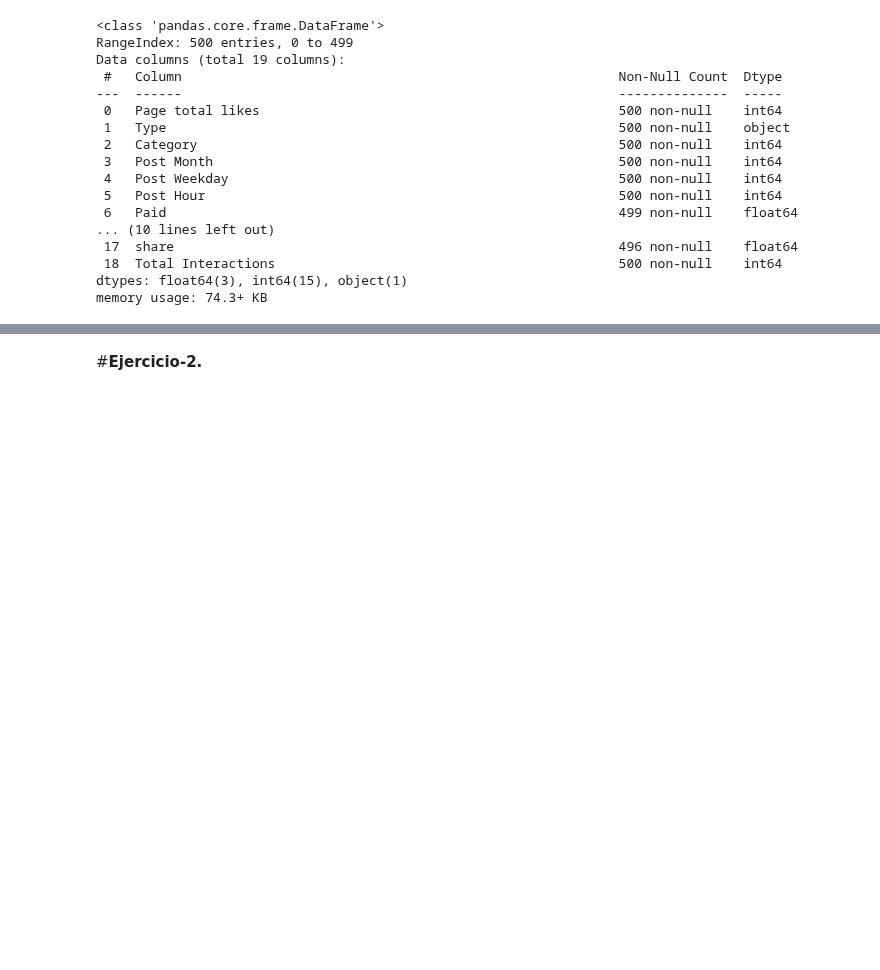
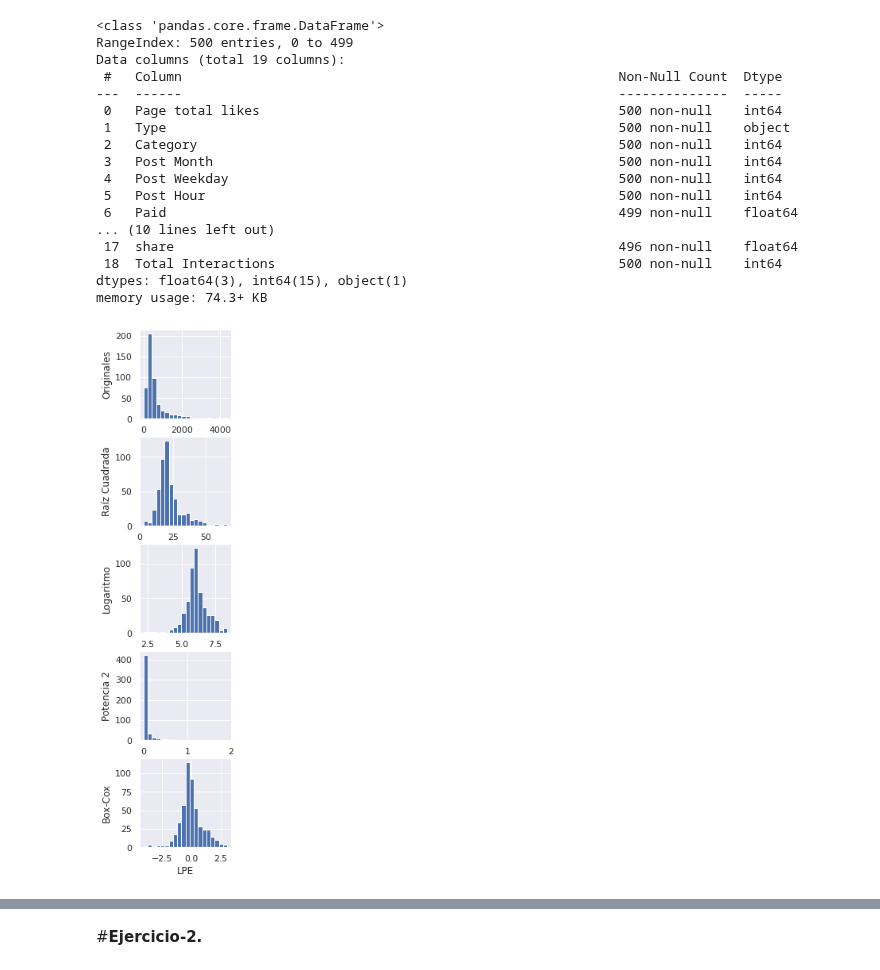
Before and after one commit to LH-1169213/Equipo3, a Jupyter notebook: Redneuronal_Equipo3.ipynb, the cells around one changed output, grey strips where cells are left out. Saved outputs shown, nothing was run; the diff lists cells and outputs as text; code cells hidden in the pictures; blank space fills up the shorter version.

```diff
--- a/Redneuronal_Equipo3.ipynb
+++ b/Redneuronal_Equipo3.ipynb
@@ -138,3 +140,84 @@ memory usage: 74.3+ KB
 X = df.iloc[:,0:7] # VARIABLES DE ENTRADA SEGÚN EL ARTÍCULO
 
 y = df["LPE"] # VARIABLE DE SALIDA
+# %%
+# CONOCIENDO EL COMPORTAMIENTO DE NUESTRAS VARIABLES
+
+variables_a_transformar = ['LPE']
+
+
+sns.set(rc={'figure.figsize':(17,12)})
+fig, axes = plt.subplots(5, 1)
+
+for k in range(0,1):
+
+    # Datos originales ---------------------------------------------------------
+    plt.subplot(5,7,k+1)
+
+    Transf0 = df[variables_a_transformar[k]]          #  En esta línea se debe asigna a Transf0 los valores de cada variable "k" sin transformar.
+    plt.hist(Transf0,bins=20)                               #  En este línea agrega el comando para obtener el histograma de Transf0 con 20 barras (bins).
+
+
+    plt.xlabel(variables_a_transformar[k])
+    if k==0:
+      plt.ylabel('Originales')
+
+
+
+    # Datos transformados con raíz cuadrada ------------------------------------
+    plt.subplot(5,7,k+8)
+
+    Transf1 = np.sqrt(Transf0)          #  En esta línea se debe aplicar la raíz cuadrada a los valores de cada variable "k" sin transformar.
+    plt.hist(Transf1, bins=20)                                       #  En este línea agrega el comando para obtener el histograma de Transf1 con 20 barras (bins).
+
+
+    plt.xlabel(variables_a_transformar[k])
+    if k==0:
+      plt.ylabel('Raíz Cuadrada')
+
+
+
+    # Datos transformados con logaritmo natural --------------------------------
+    plt.subplot(5,7,k+15)
+
+    Transf2 = np.log(Transf0)          #  En esta línea se debe aplicar el logaritmo natural a los valores de cada variable "k" sin transformar.
+    plt.hist(Transf2,bins=20)                                       #  En este línea agrega el comando para obtener el histograma de Transf2 con 20 barras (bins).
+
+
+    plt.xlabel(variables_a_transformar[k])
+    if k==0:
+      plt.ylabel('Logaritmo')
+
+
+
+    # Datos transformados con la potencia de 2 ---------------------------------
+    plt.subplot(5,7,k+22)
+
+    Transf3 = np.power(Transf0,2)          #  En esta línea debes elevar al cuadrado los valores de cada variable "k" sin transformar.
+    plt.hist(Transf3,bins=20)                                         #  En este línea agrega el comando para obtener el histograma de Transf3 con 20 barras (bins).
+
+
+    plt.xlabel(variables_a_transformar[k])
+    if k==0:
+      plt.ylabel('Potencia 2')
+
+
+    # Datos transformados con Box-Cox ------------------------------------------
+    plt.subplot(5,7,k+29)
+
+    Transf4 = power_transform(Transf0.to_frame(),method="box-cox")          #  En esta línea se debe aplicar la transformación Box-Cox a los valores de cada variable "k" sin transformar.
+    plt.hist(Transf4,bins=20)                                                                               #  En este línea agrega el comando para obtener el histograma de Transf4 con 20 barras (bins).
+
+
+    plt.xlabel(variables_a_transformar[k])
+    if k==0:
+      plt.ylabel('Box-Cox')
+
+    # TERMINA LA SECCIÓN PARA AGREGAR CÓDIGO.
+    ################################################################################################################
+
+
+
+plt.show()
+# %% [output]
+[figure, added]
```
Also changed, not shown: parts of 8 cells of this notebook.
